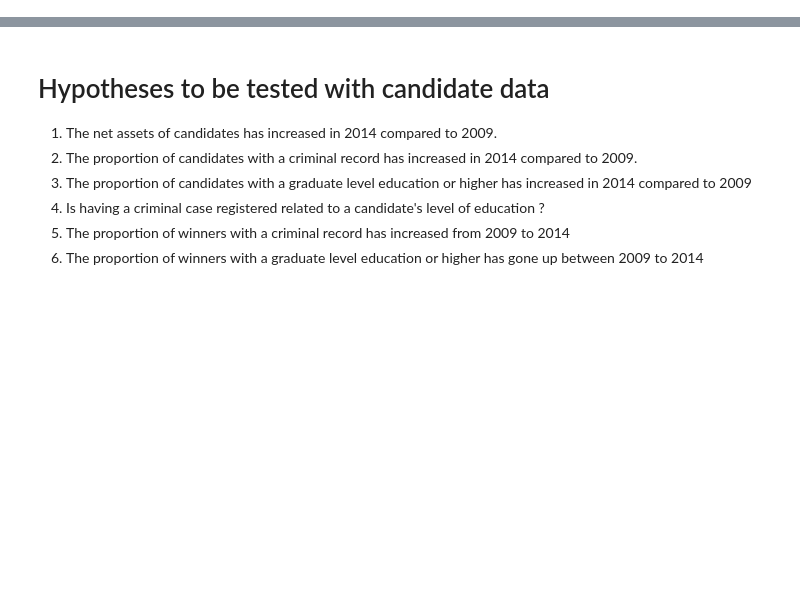
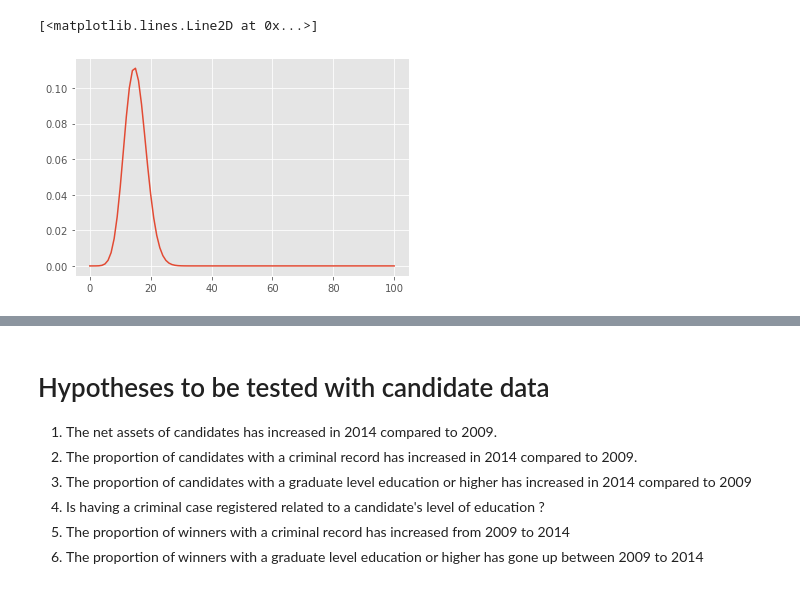
Before and after one commit to phatakshaunak/Springboard-Data-Science, a Jupyter notebook: Hypothesis_Testing_Case_Study/Loksabha_Elections_Data/Loksabha_Candidate_Analysis.ipynb, the cells around one changed output, grey strips where cells are left out. Cells and saved outputs as stored; diff of their text form; code cells hidden in the pictures; blank space fills up the shorter version.

```diff
--- a/Hypothesis_Testing_Case_Study/Loksabha_Elections_Data/Loksabha_Candidate_Analysis.ipynb
+++ b/Hypothesis_Testing_Case_Study/Loksabha_Elections_Data/Loksabha_Candidate_Analysis.ipynb
@@ -14,3 +23,10 @@ plt.style.use('ggplot')
+# %%
+pt = np.linspace(0,100,101)
+pmf = binom.pmf(pt,100,0.15)
+plt.plot(pt,pmf)
+# %% [output]
+[<matplotlib.lines.Line2D at 0x...>]
+[figure, added]
 # %%
 #List of winners and all candidates during 2009, 2014 and 2019 (Download all candidate datasets)
 
```
Also changed, not shown: parts of 21 cells of this notebook.
